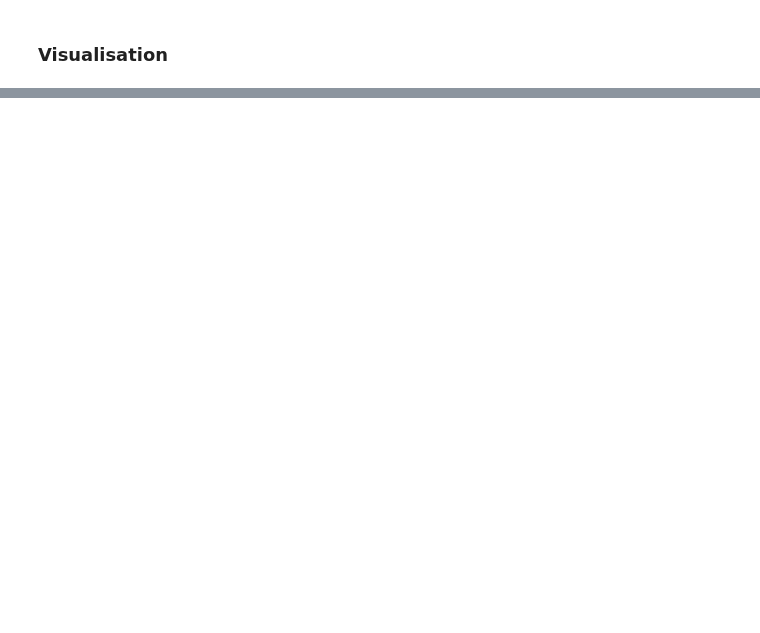
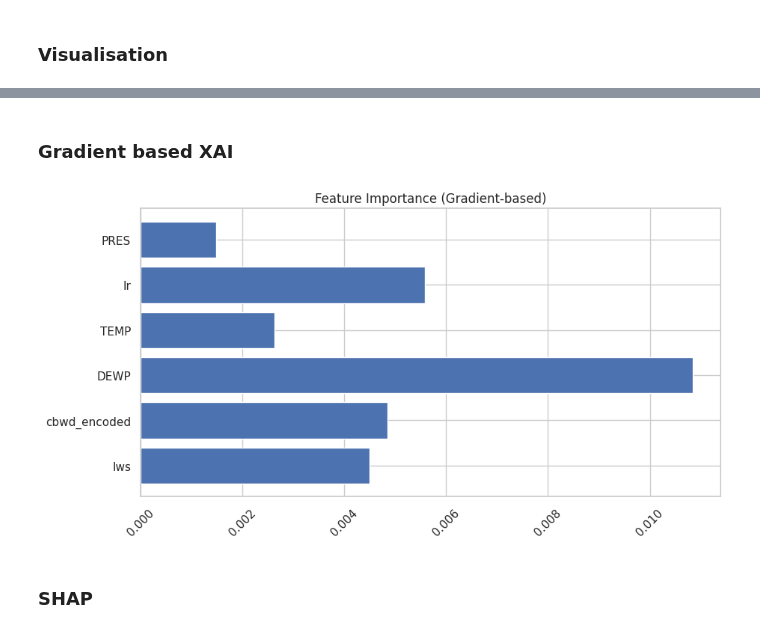
Before and after one commit to Murali47k/Neural-ODE-with-XAI, a Jupyter notebook: node_xai_beijing.ipynb, the cells around one changed output, grey strips where cells are left out. Drawn from its saved outputs; the diff is of its cells as text; code cells hidden in the pictures; blank space fills up the shorter version.

```diff
--- a/node_xai.ipynb
+++ b/node_xai_beijing.ipynb
@@ -520,0 +521,37 @@ plt.show()
+# %% [markdown]
+### Gradient based XAI
+# %%
+def compute_feature_importance(model, X_sample):
+    model.eval()
+
+    X_sample = X_sample.clone().detach().to(device)
+    X_sample.requires_grad = True
+
+    output = model(X_sample)
+
+    output.sum().backward()
+
+    grads = X_sample.grad.abs().cpu().numpy()
+    time_importance = grads.mean(axis=2)
+
+    importance = grads.mean(axis=1)
+
+    return importance
+# %%
+sample = X_test[:10000].to(device)
+
+importance = compute_feature_importance(model, sample)
+
+feature_importance = importance.mean(axis=0)
+# %%
+feature_names = top_features
+
+plt.figure(figsize=(10,5))
+plt.barh(feature_names, feature_importance)
+plt.title("Feature Importance (Gradient-based)")
+plt.xticks(rotation=45)
+plt.show()
+# %% [output]
+[figure, added]
+# %% [markdown]
+### SHAP
```
Also changed, not shown: parts of 10 cells of this notebook.
